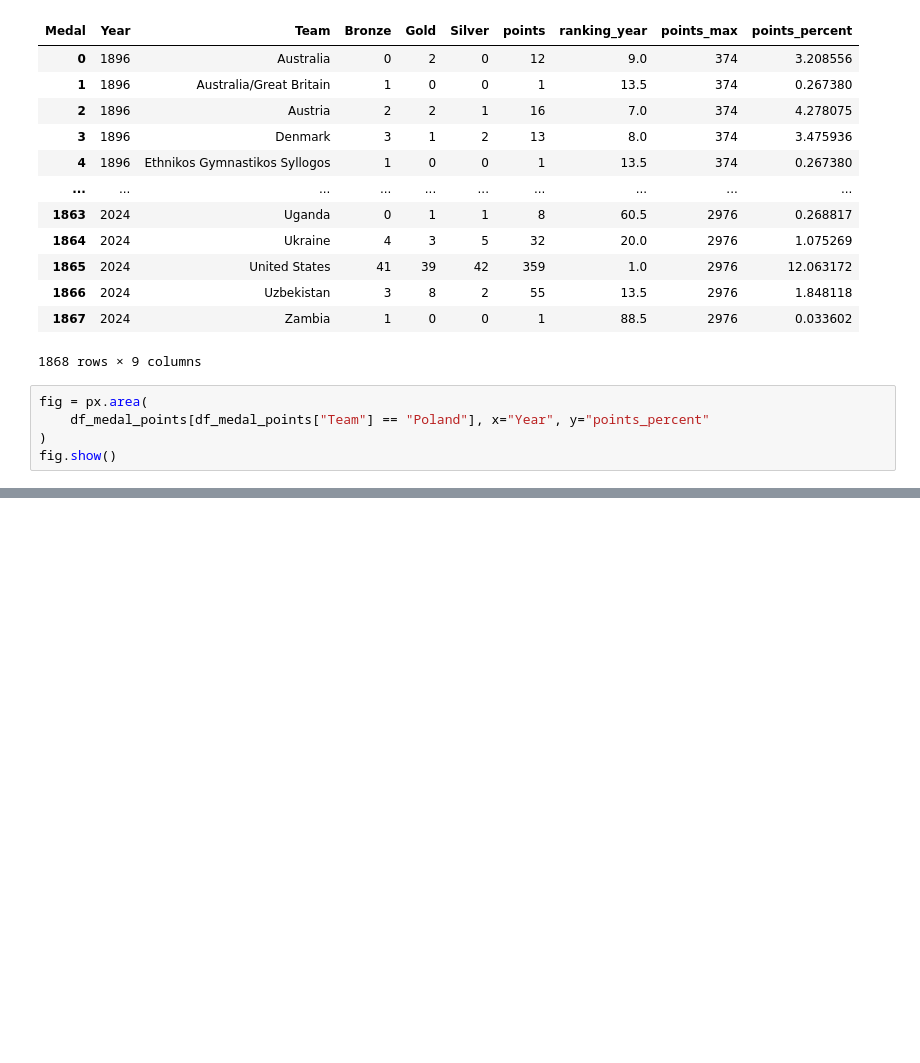
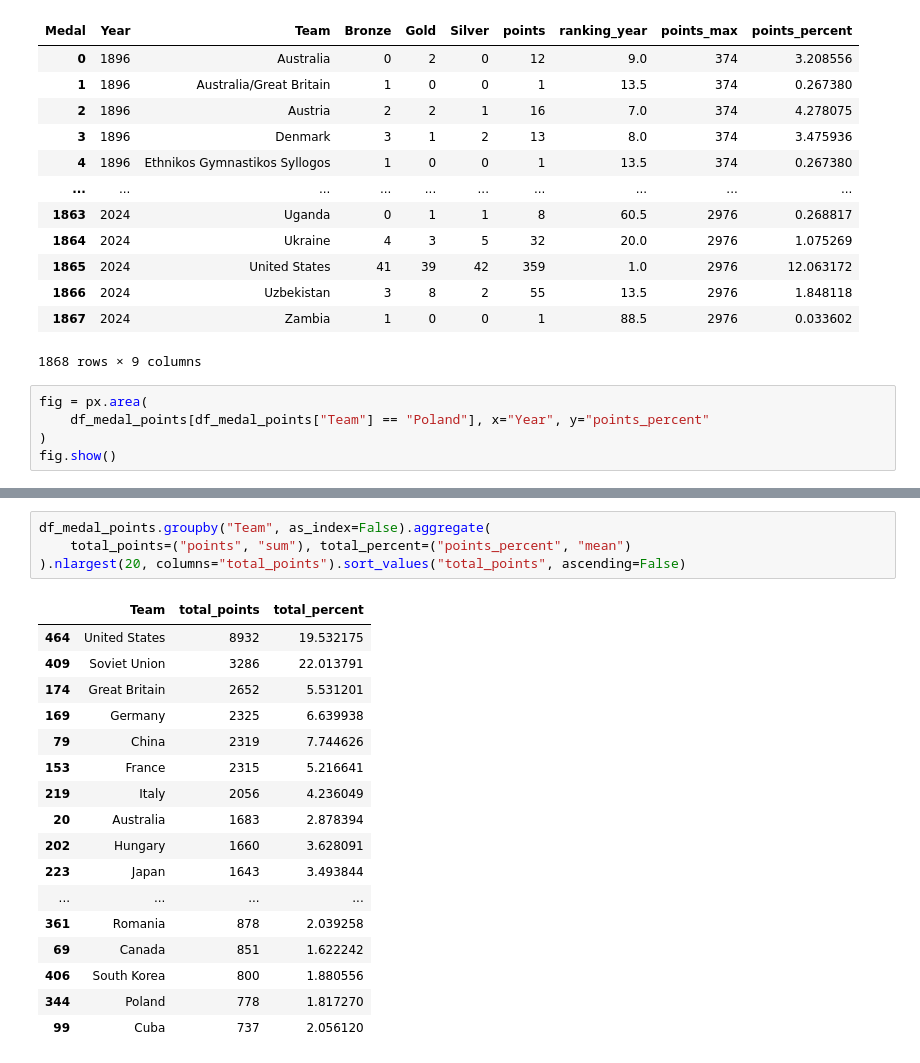
Before and after one commit to dane-analizy/szkolenie_pandas-2026_09_28-2026_09_30, a Jupyter notebook: robocze/15_olimpiada.ipynb, the cells around one changed output, grey strips where cells are left out. Saved outputs shown, nothing was run; the diff lists cells and outputs as text; blank space fills up the shorter version.

```diff
--- a/robocze/15_olimpiada.ipynb
+++ b/robocze/15_olimpiada.ipynb
@@ -419,3 +419,25 @@ df_medal[(df_medal["Team"] == "Poland") & (df_medal["Year"] == 1964)]
 | 221526 | 269669 | Andrzej Zieliski | M | Poland | POL | 1964 | Summer | Tokyo | Athletics | Athletics Men's 4 x 100 metres Relay | Silver |
 | 221536 | 269680 | Marian Zieliski | M | Poland | POL | 1964 | Summer | Tokyo | Weightlifting | Weightlifting Men's Lightweight | Bronze |
 | 222187 | 270582 | Ryszard Zub | M | Poland | POL | 1964 | Summer | Tokyo | Fencing | Fencing Men's Sabre, Team | Bronze |
+# %%
+df_medal_points.groupby("Team", as_index=False).aggregate(
+    total_points=("points", "sum"), total_percent=("points_percent", "mean")
+).nlargest(20, columns="total_points").sort_values("total_points", ascending=False)
+# %% [output]
+|  | Team | total_points | total_percent |
+| 464 | United States | 8932 | 19.532175 |
+| 409 | Soviet Union | 3286 | 22.013791 |
+| 174 | Great Britain | 2652 | 5.531201 |
+| 169 | Germany | 2325 | 6.639938 |
+| 79 | China | 2319 | 7.744626 |
+| 153 | France | 2315 | 5.216641 |
+| 219 | Italy | 2056 | 4.236049 |
+| 20 | Australia | 1683 | 2.878394 |
+| 202 | Hungary | 1660 | 3.628091 |
+| 223 | Japan | 1643 | 3.493844 |
+| ... | ... | ... | ... |
+| 361 | Romania | 878 | 2.039258 |
+| 69 | Canada | 851 | 1.622242 |
+| 406 | South Korea | 800 | 1.880556 |
+| 344 | Poland | 778 | 1.817270 |
+| 99 | Cuba | 737 | 2.056120 |
```
